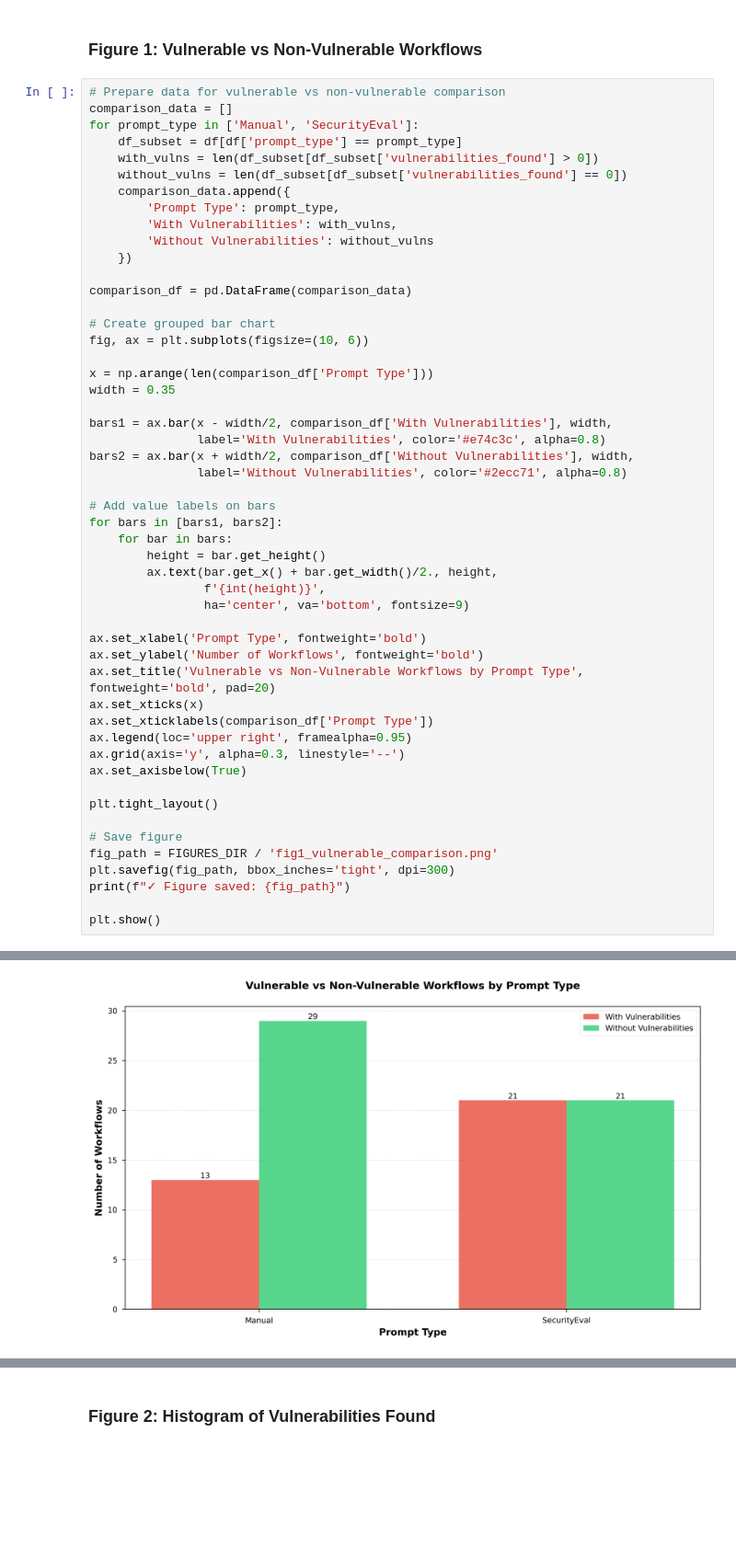
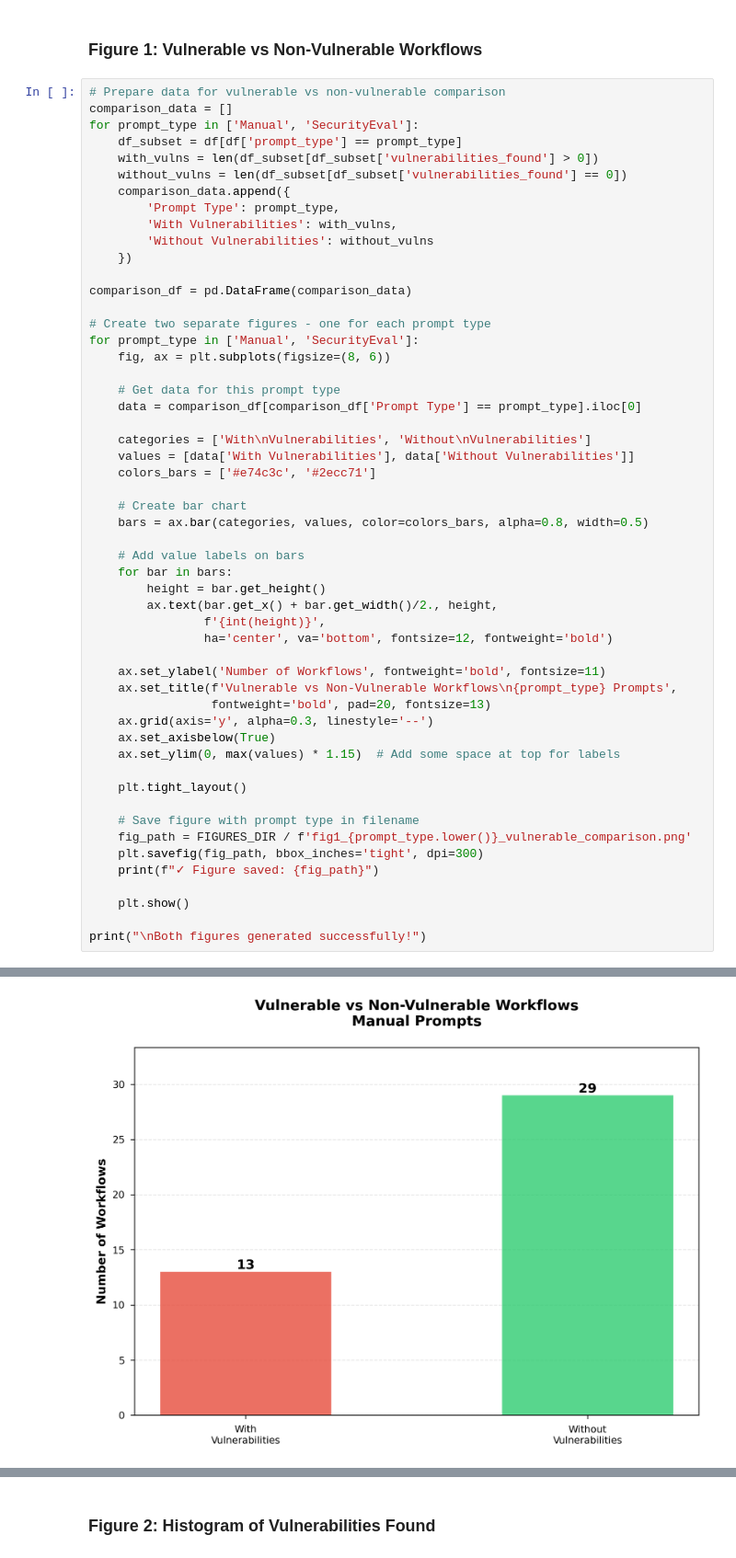
Before and after one commit to VincyMethasseryJacob/Prototype, a Jupyter notebook: Notebooks/02_rq1_descriptive_analysis.ipynb, the cells around one changed output, grey strips where cells are left out. Shown at 92% size. Cells and saved outputs as stored; diff of their text form; blank space fills up the shorter version.

```diff
--- a/Notebooks/02_rq1_descriptive_analysis.ipynb
+++ b/Notebooks/02_rq1_descriptive_analysis.ipynb
@@ -222,40 +134,42 @@ for prompt_type in ['Manual', 'SecurityEval']:
 
 comparison_df = pd.DataFrame(comparison_data)
 
-# Create grouped bar chart
-fig, ax = plt.subplots(figsize=(10, 6))
+# Create two separate figures - one for each prompt type
+for prompt_type in ['Manual', 'SecurityEval']:
+    fig, ax = plt.subplots(figsize=(8, 6))
 
-x = np.arange(len(comparison_df['Prompt Type']))
-width = 0.35
+    # Get data for this prompt type
+    data = comparison_df[comparison_df['Prompt Type'] == prompt_type].iloc[0]
 
-bars1 = ax.bar(x - width/2, comparison_df['With Vulnerabilities'], width,
-               label='With Vulnerabilities', color='#e74c3c', alpha=0.8)
-bars2 = ax.bar(x + width/2, comparison_df['Without Vulnerabilities'], width,
-               label='Without Vulnerabilities', color='#2ecc71', alpha=0.8)
+    categories = ['With\nVulnerabilities', 'Without\nVulnerabilities']
+    values = [data['With Vulnerabilities'], data['Without Vulnerabilities']]
+    colors_bars = ['#e74c3c', '#2ecc71']
 
-# Add value labels on bars
-for bars in [bars1, bars2]:
+    # Create bar chart
+    bars = ax.bar(categories, values, color=colors_bars, alpha=0.8, width=0.5)
+
+    # Add value labels on bars
     for bar in bars:
         height = bar.get_height()
         ax.text(bar.get_x() + bar.get_width()/2., height,
                 f'{int(height)}',
-                ha='center', va='bottom', fontsize=9)
+                ha='center', va='bottom', fontsize=12, fontweight='bold')
 
-ax.set_xlabel('Prompt Type', fontweight='bold')
-ax.set_ylabel('Number of Workflows', fontweight='bold')
-ax.set_title('Vulnerable vs Non-Vulnerable Workflows by Prompt Type', fontweight='bold', pad=20)
-ax.set_xticks(x)
-ax.set_xticklabels(comparison_df['Prompt Type'])
-ax.legend(loc='upper right', framealpha=0.95)
-ax.grid(axis='y', alpha=0.3, linestyle='--')
-ax.set_axisbelow(True)
+    ax.set_ylabel('Number of Workflows', fontweight='bold', fontsize=11)
+    ax.set_title(f'Vulnerable vs Non-Vulnerable Workflows\n{prompt_type} Prompts',
+                 fontweight='bold', pad=20, fontsize=13)
+    ax.grid(axis='y', alpha=0.3, linestyle='--')
+    ax.set_axisbelow(True)
+    ax.set_ylim(0, max(values) * 1.15)  # Add some space at top for labels
 
-plt.tight_layout()
+    plt.tight_layout()
 
-# Save figure
-fig_path = FIGURES_DIR / 'fig1_vulnerable_comparison.png'
-plt.savefig(fig_path, bbox_inches='tight', dpi=300)
-print(f"✓ Figure saved: {fig_path}")
+    # Save figure with prompt type in filename
+    fig_path = FIGURES_DIR / f'fig1_{prompt_type.lower()}_vulnerable_comparison.png'
+    plt.savefig(fig_path, bbox_inches='tight', dpi=300)
+    print(f"✓ Figure saved: {fig_path}")
 
-plt.show()
+    plt.show()
+
+print("\nBoth figures generated successfully!")
 # %% [output]
@@ -263 +177 @@ plt.show()
-[figure, old version]
+[figure, new version]
```
Also changed, not shown: parts of 14 cells of this notebook, 26 other files.
